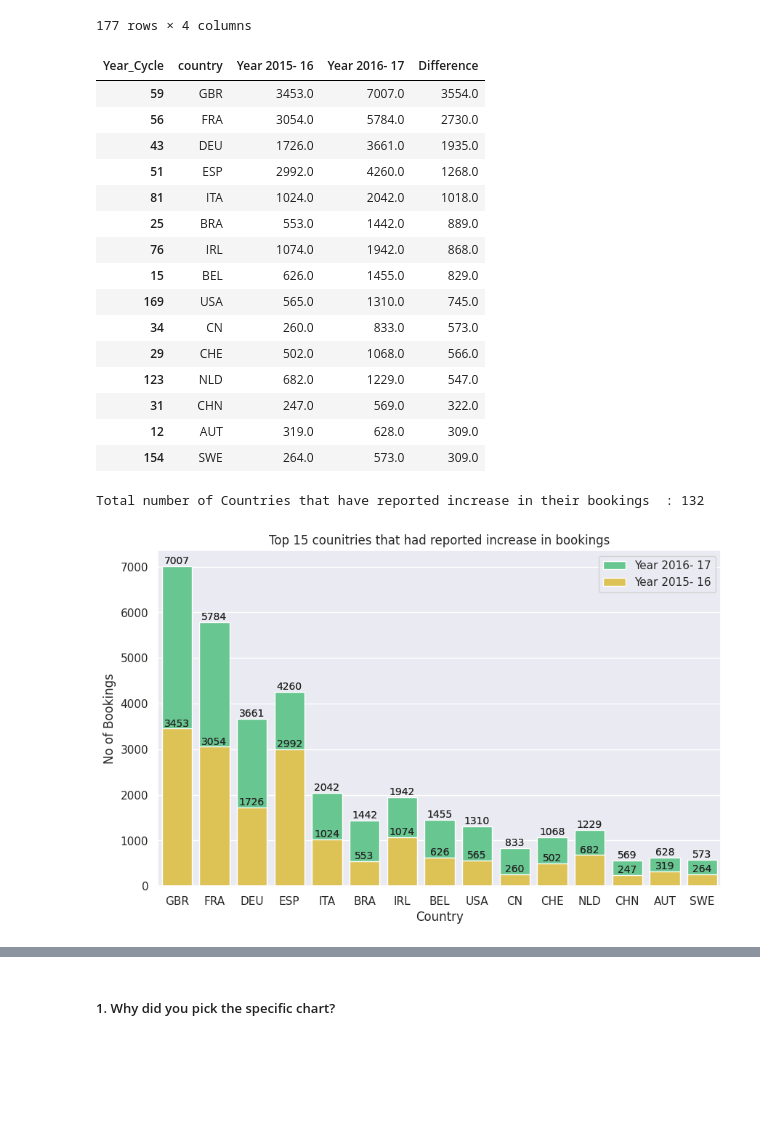
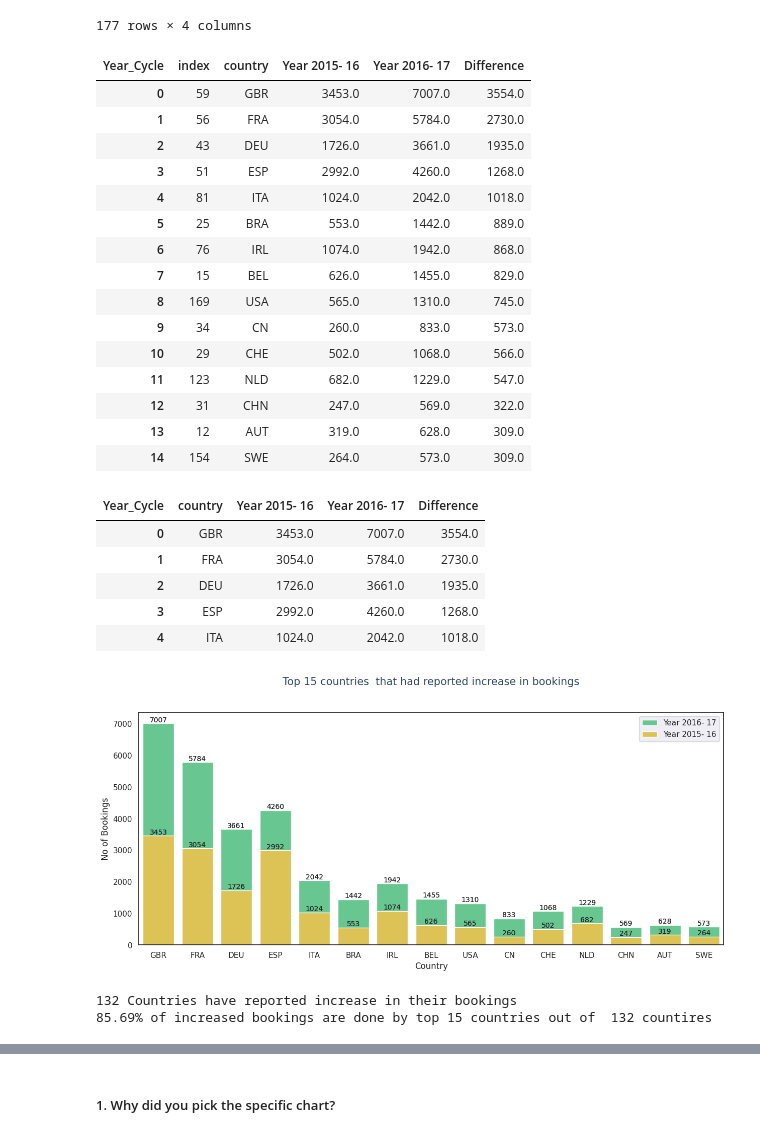
Before and after one commit to Bhushan0097/01.-CAPSTONE-PROJECT----Hotel-Bookings.csv, a Jupyter notebook: 01_Capstone_Project_EDA_HotelBooking.ipynb, the cells around one changed output, grey strips where cells are left out. Saved outputs shown, nothing was run; the diff lists cells and outputs as text; code cells hidden in the pictures; blank space fills up the shorter version.

```diff
--- a/01_Capstone_Project_EDA_HotelBooking.ipynb
+++ b/01_Capstone_Project_EDA_HotelBooking.ipynb
@@ -1004,9 +1021,10 @@ Countries_count.head()
 # Chart - 1 visualization code
 # Displaying Top Top 10 Countries from where most bookings were made
 
-# Visualizing the missing values as Histogram
+# customizing the theme for the plot
+sns.set_theme(style="white")
+sns.color_palette("husl", 9)
 
-sns.set(style = "darkgrid")
 
 # setting the dimensions of the plot
 fig, ax = plt.subplots(figsize=(10, 4))
@@ -1016,7 +1034,13 @@ vis = sns.barplot(data=Countries_count.head(10), x="country", y="Count")
 vis.set_xticklabels(labels=Countries_count['country'].head(10))
 
 for i in vis.containers: # displaying the count number on top of each bar
-    vis.bar_label(i)
+    vis.bar_label(i,size='small')
+
+
+
+plt.title("Top 10 Countries from where Guest most bookings were made\n\n", fontsize=15, fontweight=0, color='#334960', loc='center' , style='normal' )
+plt.xlabel('Country')
+plt.ylabel('No of Bookings')
 
 
 # Show the plot
@@ -1059,7 +1116,7 @@ country_count_by_year
 #Pivot Table : Tool to summarize and organize the data by selecting certain columns and rows to obtain a desited report.
 #( Source : https://www.techtarget.com/searchdatamanagement/definition/pivot-table)
 cycle = pd.pivot_table(country_count_by_year,values = 'count', index = ['country'], columns = ['Year_Cycle'],aggfunc = np.sum)
-cycle.reset_index(inplace = True)
+cycle = cycle.reset_index()
 cycle.head()
 # %% [output]
 | Year_Cycle | country | Year 2015- 16 | Year 2016- 17 |
@@ -1108,49 +1165,65 @@ Diff_booking
 177 rows × 4 columns
 # %%
 Increase_booking = Diff_booking[Diff_booking['Difference']>0]
+Increase_booking = Increase_booking.reset_index()
 Increase_booking.head(15)
 # %% [output]
-| Year_Cycle | country | Year 2015- 16 | Year 2016- 17 | Difference |
-| 59 | GBR | 3453.0 | 7007.0 | 3554.0 |
-| 56 | FRA | 3054.0 | 5784.0 | 2730.0 |
-| 43 | DEU | 1726.0 | 3661.0 | 1935.0 |
-| 51 | ESP | 2992.0 | 4260.0 | 1268.0 |
-| 81 | ITA | 1024.0 | 2042.0 | 1018.0 |
-| 25 | BRA | 553.0 | 1442.0 | 889.0 |
-| 76 | IRL | 1074.0 | 1942.0 | 868.0 |
-| 15 | BEL | 626.0 | 1455.0 | 829.0 |
-| 169 | USA | 565.0 | 1310.0 | 745.0 |
-| 34 | CN | 260.0 | 833.0 | 573.0 |
-| 29 | CHE | 502.0 | 1068.0 | 566.0 |
-| 123 | NLD | 682.0 | 1229.0 | 547.0 |
-| 31 | CHN | 247.0 | 569.0 | 322.0 |
-| 12 | AUT | 319.0 | 628.0 | 309.0 |
-| 154 | SWE | 264.0 | 573.0 | 309.0 |
+| Year_Cycle | index | country | Year 2015- 16 | Year 2016- 17 | Difference |
+| 0 | 59 | GBR | 3453.0 | 7007.0 | 3554.0 |
+| 1 | 56 | FRA | 3054.0 | 5784.0 | 2730.0 |
+| 2 | 43 | DEU | 1726.0 | 3661.0 | 1935.0 |
+| 3 | 51 | ESP | 2992.0 | 4260.0 | 1268.0 |
+| 4 | 81 | ITA | 1024.0 | 2042.0 | 1018.0 |
+| 5 | 25 | BRA | 553.0 | 1442.0 | 889.0 |
+| 6 | 76 | IRL | 1074.0 | 1942.0 | 868.0 |
+| 7 | 15 | BEL | 626.0 | 1455.0 | 829.0 |
+| 8 | 169 | USA | 565.0 | 1310.0 | 745.0 |
+| 9 | 34 | CN | 260.0 | 833.0 | 573.0 |
+| 10 | 29 | CHE | 502.0 | 1068.0 | 566.0 |
+| 11 | 123 | NLD | 682.0 | 1229.0 | 547.0 |
+| 12 | 31 | CHN | 247.0 | 569.0 | 322.0 |
+| 13 | 12 | AUT | 319.0 | 628.0 | 309.0 |
+| 14 | 154 | SWE | 264.0 | 573.0 | 309.0 |
-# %%
-print(f'Total number of Countries that have reported increase in their bookings  : {Increase_booking.shape[0]}')
-# %% [output]
-Total number of Countries that have reported increase in their bookings  : 132
+# %%
+Increase_booking = Increase_booking.drop(['index'], axis=1)
+Increase_booking.head(5)
+# %% [output]
+| Year_Cycle | country | Year 2015- 16 | Year 2016- 17 | Difference |
+| 0 | GBR | 3453.0 | 7007.0 | 3554.0 |
+| 1 | FRA | 3054.0 | 5784.0 | 2730.0 |
+| 2 | DEU | 1726.0 | 3661.0 | 1935.0 |
+| 3 | ESP | 2992.0 | 4260.0 | 1268.0 |
+| 4 | ITA | 1024.0 | 2042.0 | 1018.0 |
 # %%
 # Chart - 2 visualization code
 # Displaying Top 15 counitries that had reported increase in bookings.
 
-fig, ax = plt.subplots(figsize=(10, 6))
+fig, ax = plt.subplots(figsize=(15, 6))
 
 sns.set(style = "darkgrid")
 
 bar_plot2 = sns.barplot(x='country', y='Year 2016- 17', data=Increase_booking.head(15) , label="Year 2016- 17", color="#58D68D")
-bar_plot2.set_title('Top 15 counitries that had reported increase in bookings')
 
 bar_plot1 = sns.barplot(x='country', y='Year 2015- 16', data=Increase_booking.head(15), label="Year 2015- 16", color="#F4D03F")
 plt.legend(ncol=1, loc="upper right", frameon=True)
 
 for i,j in zip(bar_plot2.containers,bar_plot1.containers): # displaying the count number on top of each bar
     bar_plot2.bar_label(i ,size='small')
     bar_plot1.bar_label(j, size='small')
 
+plt.title("Top 15 countries  that had reported increase in bookings\n\n", fontsize=15, fontweight=0, color='#334960', loc='center' , style='normal' )
 plt.xlabel('Country')
 plt.ylabel('No of Bookings')
 
 plt.show()
 # %% [output]
-[figure, old version]
+[figure, new version]
+# %%
+Top_15 = Increase_booking.head(15)
+Top_15_booking_Percent = Top_15['Difference'].sum()/Increase_booking['Difference'].sum() *100
+Top_15_booking_Percent = '{:.2f}'.format(Top_15_booking_Percent)
+print(f'{Increase_booking.shape[0] } Countries have reported increase in their bookings ')
+print(f'{Top_15_booking_Percent}% of increased bookings are done by top 15 countries out of  {Increase_booking.shape[0] } countires')
+# %% [output]
+132 Countries have reported increase in their bookings
+85.69% of increased bookings are done by top 15 countries out of  132 countires
```
Also changed, not shown: parts of 44 cells of this notebook.
